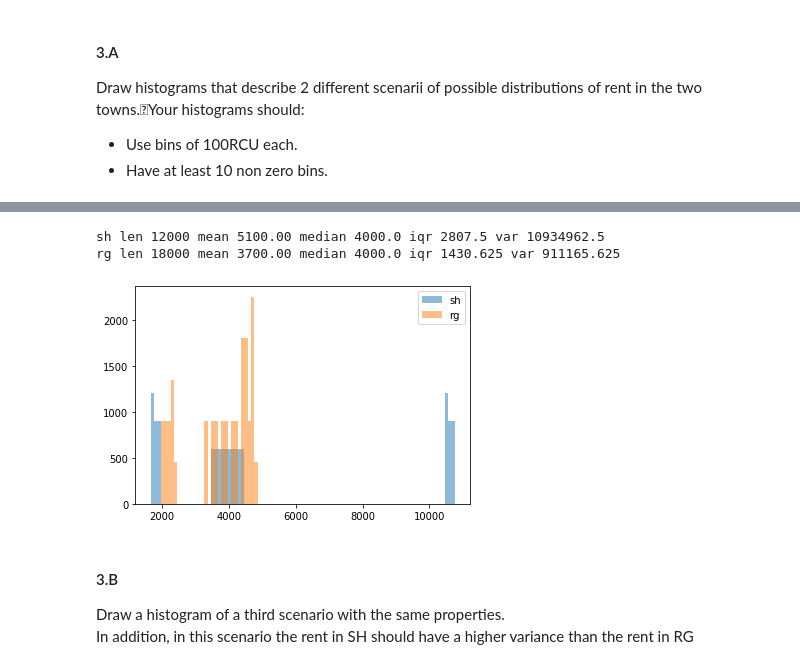
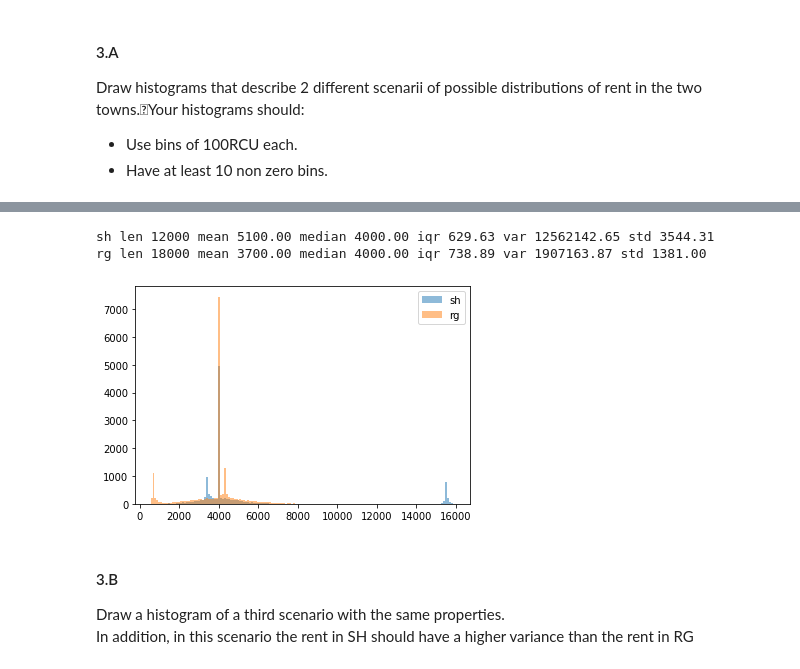
Before and after one commit to ihadanny/stat3620, a Jupyter notebook: HW1_034537969_322156159.ipynb, the cells around one changed output, grey strips where cells are left out. Saved outputs shown, nothing was run; the diff lists cells and outputs as text; code cells hidden in the pictures.

```diff
--- a/HW1_034537969_322156159.ipynb
+++ b/HW1_034537969_322156159.ipynb
@@ -199,9 +207,9 @@ rg len 18000 mean 3700.00 median 4000.0 iqr 1050.0 var 2309034.6
-# %%
-do_it(main_lump=0.5)
-# %% [output]
-sh len 12000 mean 5100.00 median 4000.0 iqr 2807.5 var 10934962.5
-rg len 18000 mean 3700.00 median 4000.0 iqr 1430.625 var 911165.625
-[figure, removed]
+# %%
+do_it(main_lump=0.8, alpha_sh=1.05, alpha_rg=1.1)
+# %% [output]
+sh len 12000 mean 5100.00 median 4000.00 iqr 629.63 var 12562142.65 std 3544.31
+rg len 18000 mean 3700.00 median 4000.00 iqr 738.89 var 1907163.87 std 1381.00
+[figure, added]
 # %% [markdown]
 #### 3.B
 Draw a histogram of a third scenario with the same properties. <br>
```
Also changed, not shown: parts of 10 cells of this notebook.
